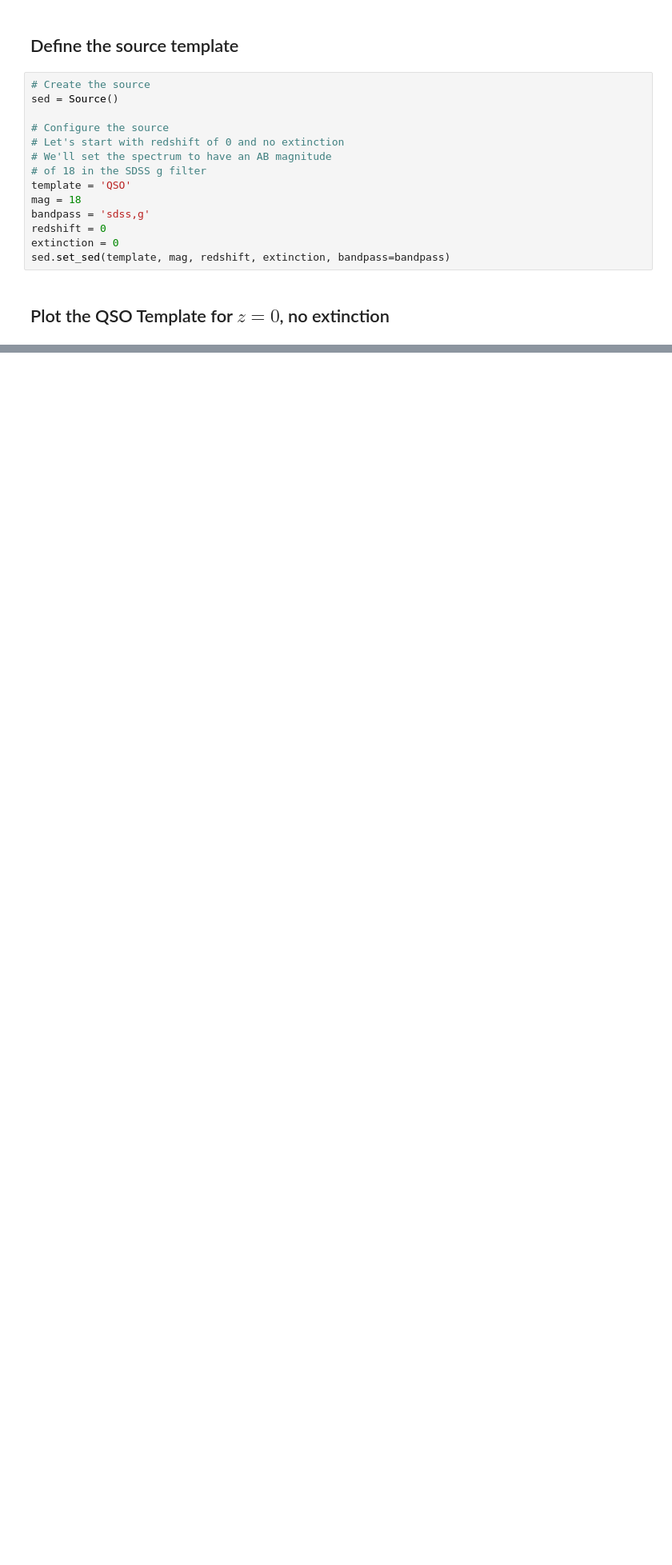
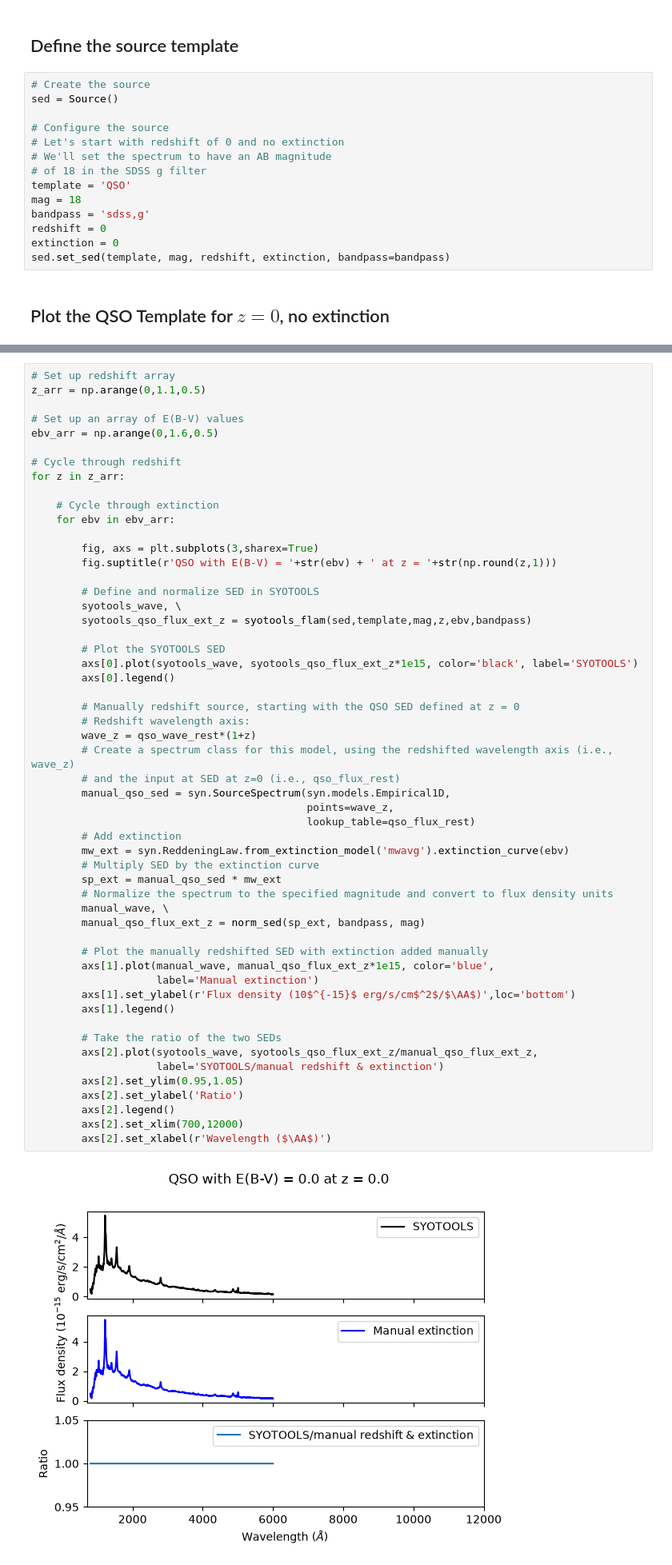
Before and after one commit to slamassa/hwo-tools, a Jupyter notebook: notebooks/Redshift-extinction.ipynb, the cells around one changed output, grey strips where cells are left out. Shown at 80% size. Saved outputs shown, nothing was run; the diff lists cells and outputs as text; blank space fills up the shorter version.

```diff
--- a/notebooks/Redshift-extinction.ipynb
+++ b/notebooks/Redshift-extinction.ipynb
@@ -254,0 +219,56 @@ Scratch space if we want to add S/N calculations
+# %%
+# Set up redshift array
+z_arr = np.arange(0,1.1,0.5)
+
+# Set up an array of E(B-V) values
+ebv_arr = np.arange(0,1.6,0.5)
+
+# Cycle through redshift
+for z in z_arr:
+
+    # Cycle through extinction
+    for ebv in ebv_arr:
+
+        fig, axs = plt.subplots(3,sharex=True)
+        fig.suptitle(r'QSO with E(B-V) = '+str(ebv) + ' at z = '+str(np.round(z,1)))
+
+        # Define and normalize SED in SYOTOOLS
+        syotools_wave, \
+        syotools_qso_flux_ext_z = syotools_flam(sed,template,mag,z,ebv,bandpass)
+
+        # Plot the SYOTOOLS SED
+        axs[0].plot(syotools_wave, syotools_qso_flux_ext_z*1e15, color='black', label='SYOTOOLS')
+        axs[0].legend()
+
+        # Manually redshift source, starting with the QSO SED defined at z = 0
+        # Redshift wavelength axis:
+        wave_z = qso_wave_rest*(1+z)
+        # Create a spectrum class for this model, using the redshifted wavelength axis (i.e., wave_z)
+        # and the input at SED at z=0 (i.e., qso_flux_rest)
+        manual_qso_sed = syn.SourceSpectrum(syn.models.Empirical1D,
+                                            points=wave_z,
+                                            lookup_table=qso_flux_rest)
+        # Add extinction
+        mw_ext = syn.ReddeningLaw.from_extinction_model('mwavg').extinction_curve(ebv)
+        # Multiply SED by the extinction curve
+        sp_ext = manual_qso_sed * mw_ext
+        # Normalize the spectrum to the specified magnitude and convert to flux density units
+        manual_wave, \
+        manual_qso_flux_ext_z = norm_sed(sp_ext, bandpass, mag)
+
+        # Plot the manually redshifted SED with extinction added manually
+        axs[1].plot(manual_wave, manual_qso_flux_ext_z*1e15, color='blue',
+                    label='Manual extinction')
+        axs[1].set_ylabel(r'Flux density (10$^{-15}$ erg/s/cm$^2$/$\AA$)',loc='bottom')
+        axs[1].legend()
+
+        # Take the ratio of the two SEDs
+        axs[2].plot(syotools_wave, syotools_qso_flux_ext_z/manual_qso_flux_ext_z,
+                    label='SYOTOOLS/manual redshift & extinction')
+        axs[2].set_ylim(0.95,1.05)
+        axs[2].set_ylabel('Ratio')
+        axs[2].legend()
+        axs[2].set_xlim(700,12000)
+        axs[2].set_xlabel(r'Wavelength ($\AA$)')
+# %% [output]
+[figure, added]
```
Also changed, not shown: parts of 18 cells of this notebook.
